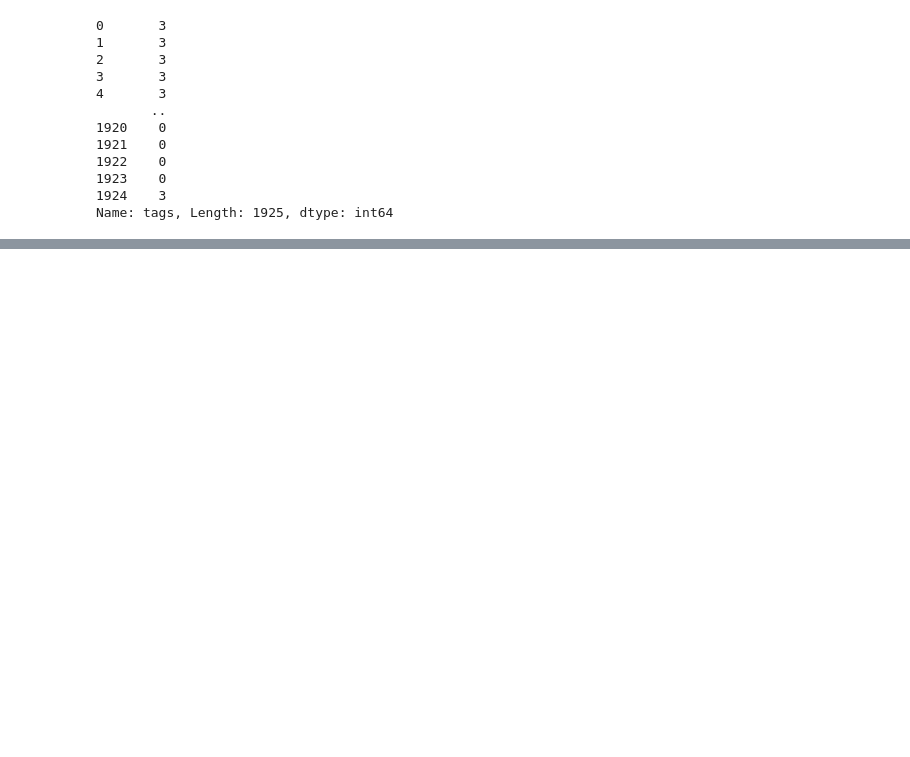
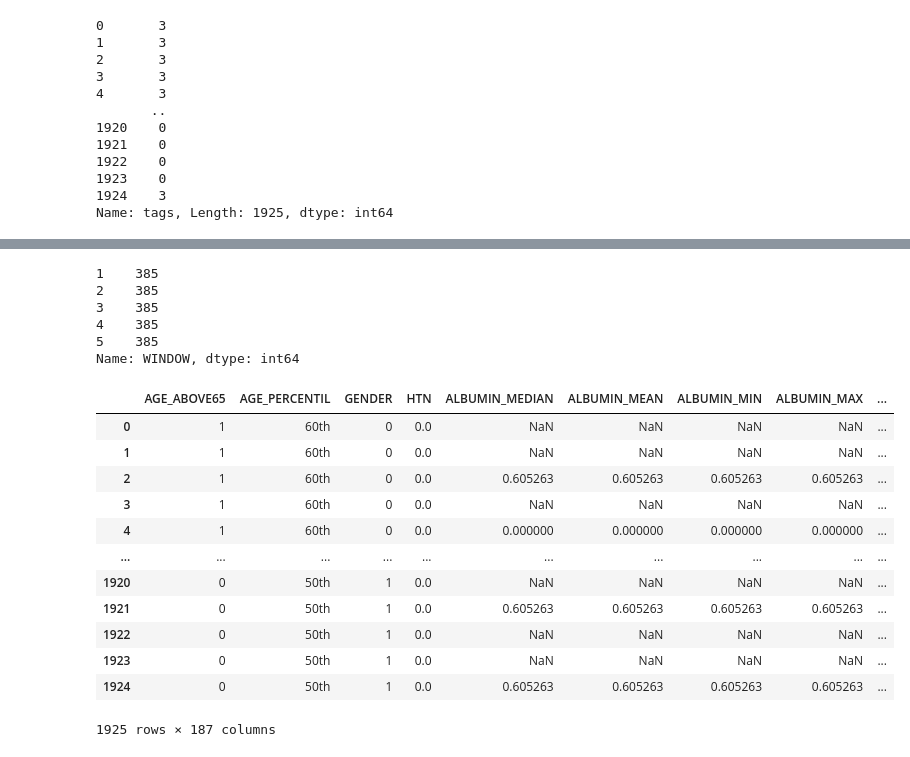
Before and after one commit to matinFT/ML-Project-Phase1, a Jupyter notebook: covid project.ipynb, the cells around one changed output, grey strips where cells are left out. Saved outputs shown, nothing was run; the diff lists cells and outputs as text; code cells hidden in the pictures; blank space fills up the shorter version.

Commit message:
added analysis on age and sex effect on going to ICU. replaced na with columns means. methods for removing not correlated columns to ICU.

```diff
--- a/covid project.ipynb
+++ b/covid project.ipynb
@@ -77,0 +118,8 @@ plt.show()
+# %%
+# fill nas with mean
+data = data.fillna(value=data.mean(skipna = True))
+# %%
+not_correlated_columns = (data.corr()["ICU"][abs(data.corr()["ICU"])  < 0.05 ])
+
+not_correlated_columns
+# data.loc[:, list(not_correlated_columns.keys())]
@@ -107,0 +198,5 @@ Name: tags, Length: 1925, dtype: int64
+# %%
+# data["OXYGEN_SATURATION_DIFF"].value_counts()
+# data["AGE_PERCENTIL"].unique()
+data["AGE_PERCENTIL"] = data["AGE_PERCENTIL"].apply(lambda x: 10 if "Above" in x else int(x[0]))
+data["AGE_PERCENTIL"].value_counts()
@@ -107,0 +215,10 @@ Name: tags, Length: 1925, dtype: int64
+# %%
+data["WINDOW"] = data["WINDOW"].apply(lambda x: 5 if "ABOVE" in x else int(int(x[0])/2 + 1))
+data["WINDOW"].value_counts()
+# %% [output]
+1    385
+2    385
+3    385
+4    385
+5    385
+Name: WINDOW, dtype: int64
@@ -107,0 +227,19 @@ Name: tags, Length: 1925, dtype: int64
+# %%
+# d.drop(not_correlated_columns, axis=1)
+# all not correlated columns is subset of fullof na
+data3 = data.drop(not_correlated_columns, axis=1)
+data3
+# %% [output]
+|  | AGE_ABOVE65 | AGE_PERCENTIL | GENDER | HTN | ALBUMIN_MEDIAN | ALBUMIN_MEAN | ALBUMIN_MIN | ALBUMIN_MAX | ... |
+| 0 | 1 | 60th | 0 | 0.0 | NaN | NaN | NaN | NaN | ... |
+| 1 | 1 | 60th | 0 | 0.0 | NaN | NaN | NaN | NaN | ... |
+| 2 | 1 | 60th | 0 | 0.0 | 0.605263 | 0.605263 | 0.605263 | 0.605263 | ... |
+| 3 | 1 | 60th | 0 | 0.0 | NaN | NaN | NaN | NaN | ... |
+| 4 | 1 | 60th | 0 | 0.0 | 0.000000 | 0.000000 | 0.000000 | 0.000000 | ... |
+| ... | ... | ... | ... | ... | ... | ... | ... | ... | ... |
+| 1920 | 0 | 50th | 1 | 0.0 | NaN | NaN | NaN | NaN | ... |
+| 1921 | 0 | 50th | 1 | 0.0 | 0.605263 | 0.605263 | 0.605263 | 0.605263 | ... |
+| 1922 | 0 | 50th | 1 | 0.0 | NaN | NaN | NaN | NaN | ... |
+| 1923 | 0 | 50th | 1 | 0.0 | NaN | NaN | NaN | NaN | ... |
+| 1924 | 0 | 50th | 1 | 0.0 | 0.605263 | 0.605263 | 0.605263 | 0.605263 | ... |
+1925 rows × 187 columns
```
Also changed, not shown: parts of 21 cells of this notebook.
